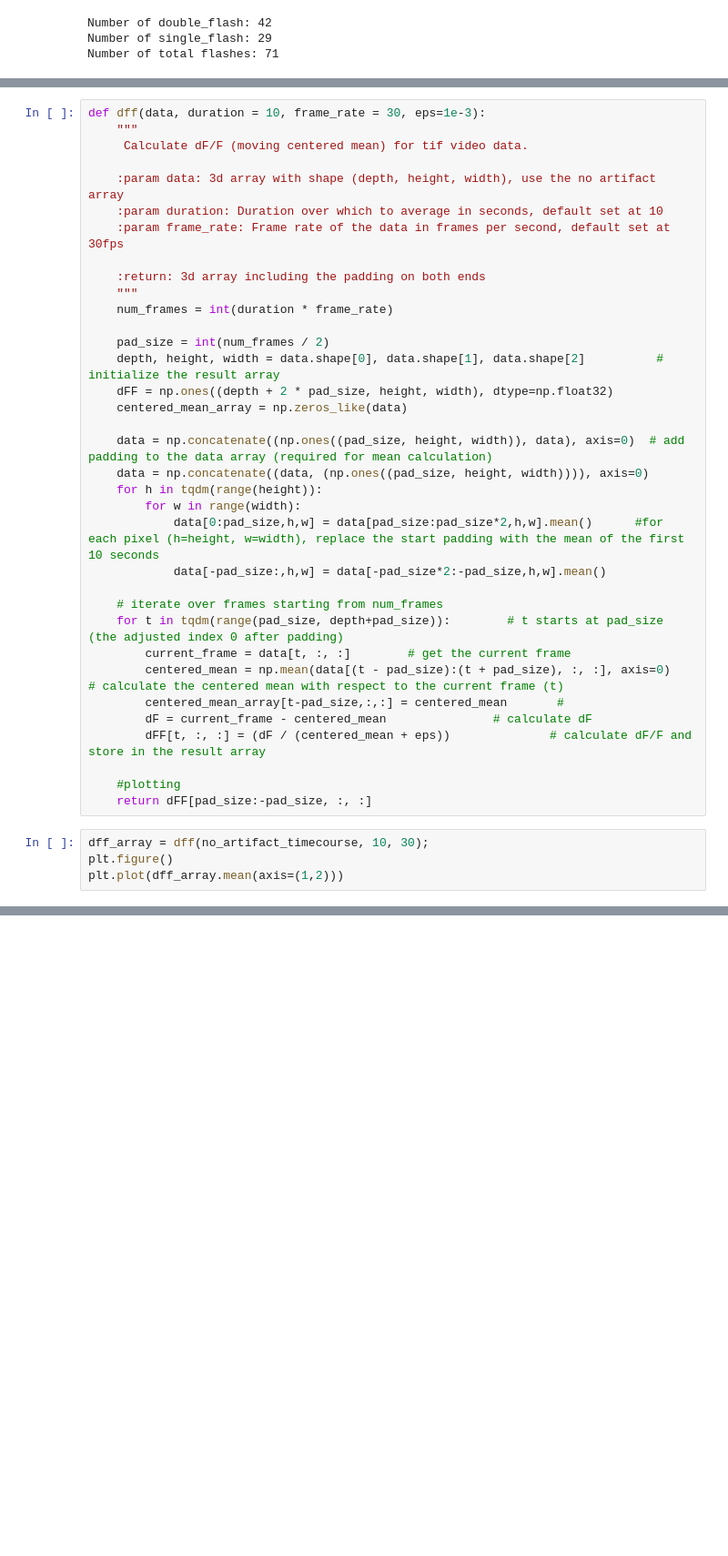
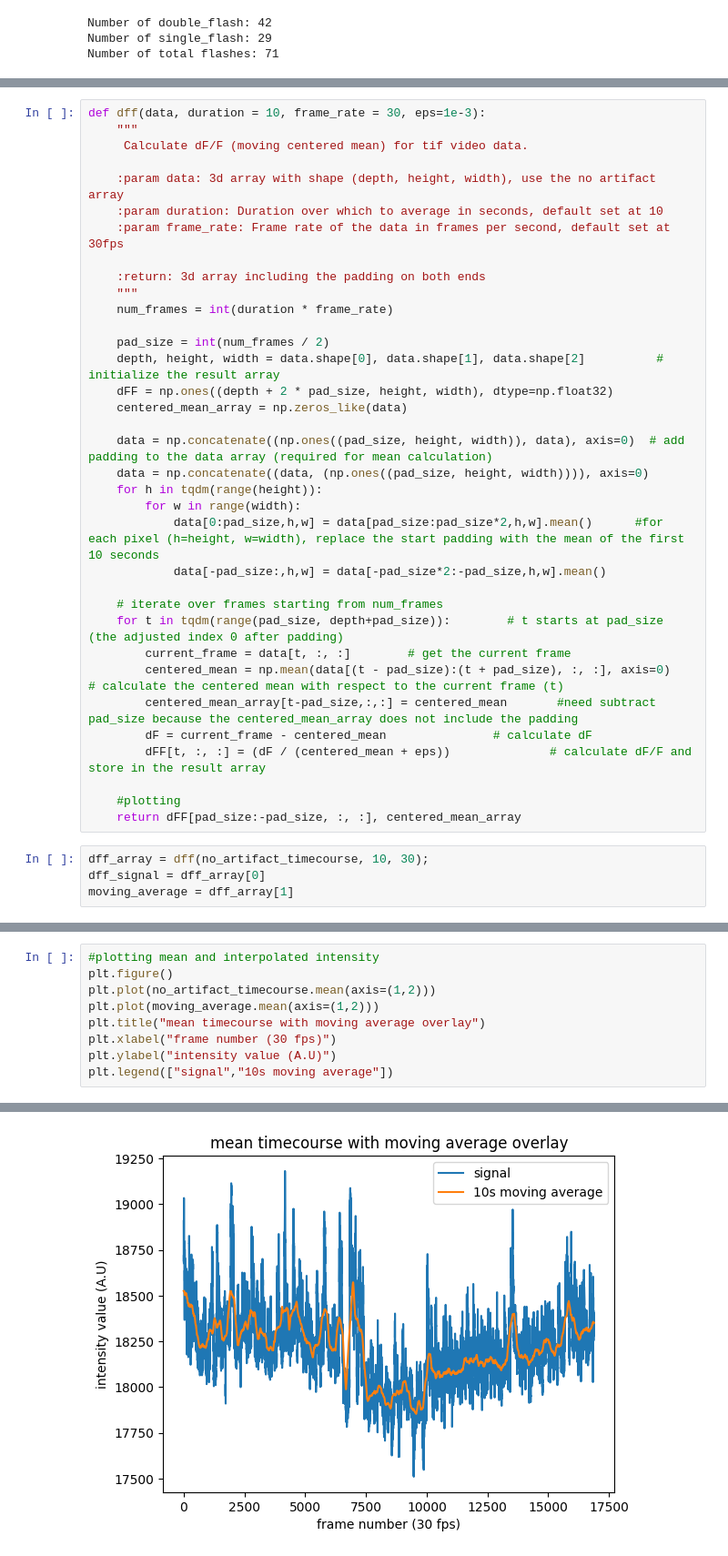
Before and after one commit to ktrap06/corticalanalysis, a Jupyter notebook: preprocessing_2.ipynb, the cells around one changed output, grey strips where cells are left out. Shown: that part at 91% size. Cells and saved outputs as stored; diff of their text form; blank space fills up the shorter version.

```diff
--- a/preprocessing_2.ipynb
+++ b/preprocessing_2.ipynb
@@ -239,13 +239,13 @@ def dff(data, duration = 10, frame_rate = 30, eps=1e-3):
     for t in tqdm(range(pad_size, depth+pad_size)):        # t starts at pad_size (the adjusted index 0 after padding)
         current_frame = data[t, :, :]        # get the current frame
         centered_mean = np.mean(data[(t - pad_size):(t + pad_size), :, :], axis=0)       # calculate the centered mean with respect to the current frame (t)
-        centered_mean_array[t-pad_size,:,:] = centered_mean       #
+        centered_mean_array[t-pad_size,:,:] = centered_mean       #need subtract pad_size because the centered_mean_array does not include the padding
         dF = current_frame - centered_mean               # calculate dF
         dFF[t, :, :] = (dF / (centered_mean + eps))              # calculate dF/F and store in the result array
 
     #plotting
-    return dFF[pad_size:-pad_size, :, :]
+    return dFF[pad_size:-pad_size, :, :], centered_mean_array
 # %%
 dff_array = dff(no_artifact_timecourse, 10, 30);
-plt.figure()
-plt.plot(dff_array.mean(axis=(1,2)))
+dff_signal = dff_array[0]
+moving_average = dff_array[1]
@@ -338,0 +252,10 @@ len(selected_indices)
+# %%
+#plotting mean and interpolated intensity
+plt.figure()
+plt.plot(no_artifact_timecourse.mean(axis=(1,2)))
+plt.plot(moving_average.mean(axis=(1,2)))
+plt.title("mean timecourse with moving average overlay")
+plt.xlabel("frame number (30 fps)")
+plt.ylabel("intensity value (A.U)")
+plt.legend(["signal","10s moving average"])
+# %% [output]
@@ -338,0 +263 @@ len(selected_indices)
+[figure, added]
```
Also changed, not shown: parts of 20 cells of this notebook.
